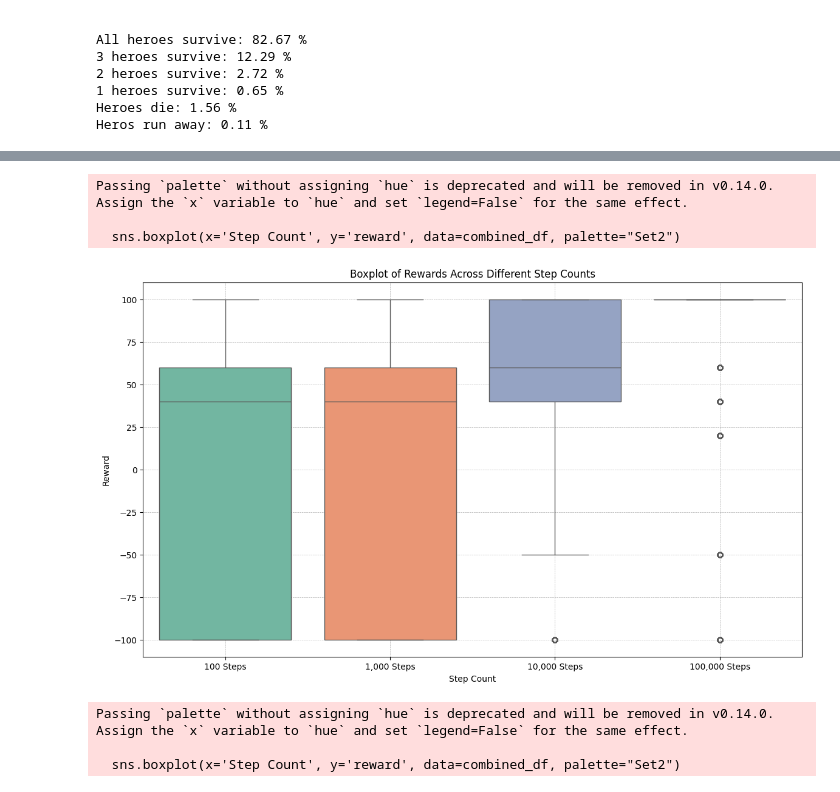
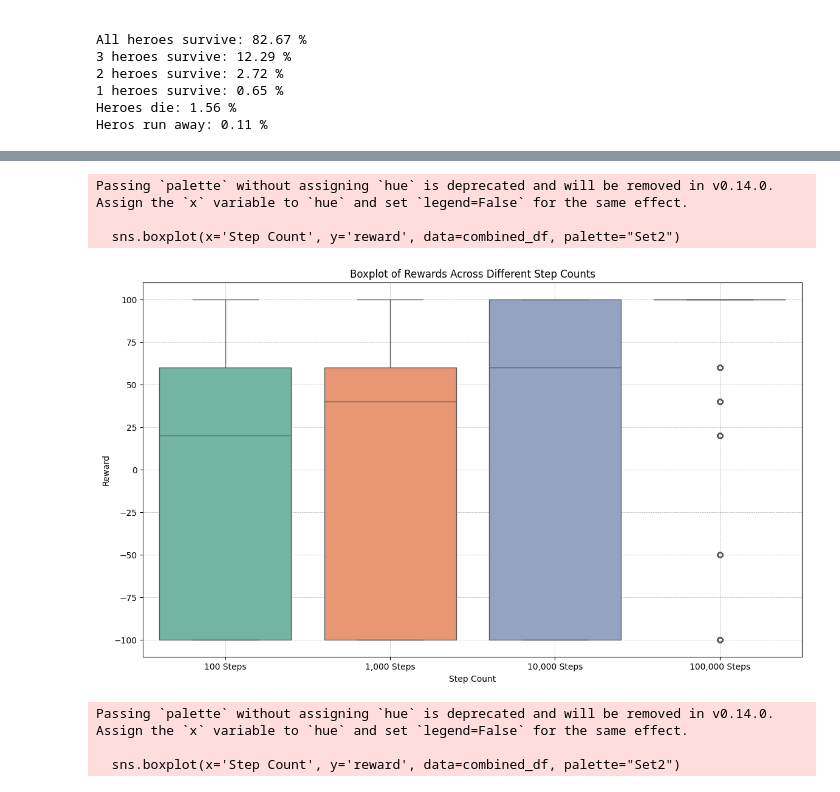
Before and after one commit to W0M34T/master_project, a Jupyter notebook: ma.ipynb, the cells around one changed output, grey strips where cells are left out. Cells and saved outputs as stored; diff of their text form; code cells hidden in the pictures.

```diff
--- a/ma.ipynb
+++ b/ma.ipynb
@@ -319,38 +323,38 @@ import pandas as pd
 import seaborn as sns
 import matplotlib.pyplot as plt
 import numpy as np
 
 # Define file paths (replace with your actual file paths)
 files = {
-    '100 Steps': 'data/marl_1_000.csv',
-    '1,000 Steps': 'data/marl_1_000.csv',
-    '10,000 Steps': 'data/marl_10_000.csv',
-    '100,000 Steps': 'data/marl_100_000.csv'
+    '100 Steps': 'data/sarl_100.csv',
+    '1,000 Steps': 'data/sarl_1_000.csv',
+    '10,000 Steps': 'data/sarl_10_000.csv',
+    '100,000 Steps': 'data/sarl_100_000.csv'
 }
 
 # Read the data and append step count information
 dataframes = []
 for label, file_path in files.items():
     df = pd.read_csv(file_path)
     df['Step Count'] = label
     dataframes.append(df)
 
 # Concatenate all DataFrames
 combined_df = pd.concat(dataframes, ignore_index=True)
 
 # Create the boxplot
 plt.figure(figsize=(14, 8))
 sns.boxplot(x='Step Count', y='reward', data=combined_df, palette="Set2")
 plt.title('Boxplot of Rewards Across Different Step Counts')
 plt.xlabel('Step Count')
 plt.ylabel('Reward')
 plt.grid(True, linestyle='--', linewidth=0.5)
 plt.show()
 # %% [output]
 Passing `palette` without assigning `hue` is deprecated and will be removed in v0.14.0. Assign the `x` variable to `hue` and set `legend=False` for the same effect.
 
   sns.boxplot(x='Step Count', y='reward', data=combined_df, palette="Set2")
-[figure, old version]
+[figure, new version]
 # %%
 import pandas as pd
 import seaborn as sns
```
Also changed, not shown: parts of 8 cells of this notebook, 11 other files.
